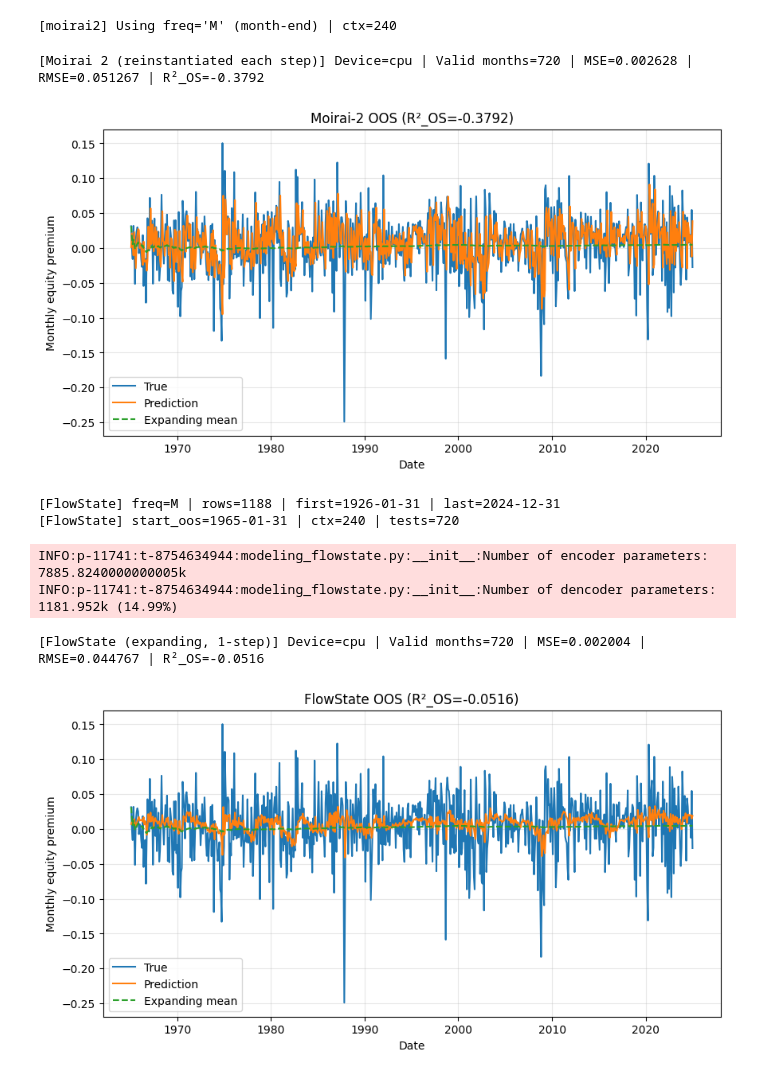
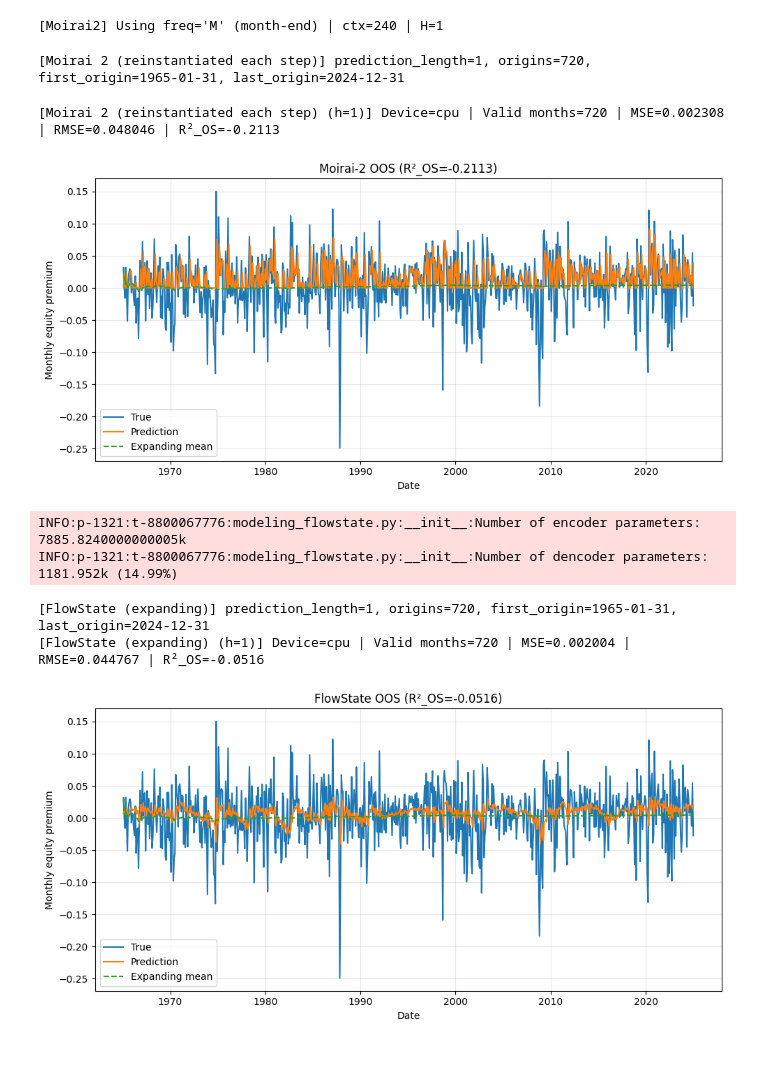
Before and after one commit to KiliTili/Masterarbeit, a Jupyter notebook: Notebooks/Benchmark/modelling.ipynb, the cells around one changed output. Drawn from its saved outputs; the diff is of its cells as text; code cells hidden in the pictures.

```diff
--- a/Notebooks/Benchmark/modelling.ipynb
+++ b/Notebooks/Benchmark/modelling.ipynb
@@ -121,49 +137,40 @@ INFO:p-11741:t-8754634944:timesfm_2p5_torch.py:_from_pretrained:Loading checkpoi
 # %%
-r2_m, y_true_m, y_pred_m, dates_m = modl.moirai2_retrain_each_step(
+r2_m, y_true_m, y_pred_m, dates_m = modl.moirai2_oos(
     data, covariates=("d/p","tms","dfy"), start_oos="1965-01-01",
-    ctx=240, device="cpu", ct_cutoff=False, quiet=False
+    ctx=240, device="cpu", ct_cutoff=True, quiet=False
 )
 
 modl.plot_oos(
-    y_true_m, y_pred_m, dates=dates_m,
-    title=f"Moirai-2 OOS (R²_OS={r2_m:.4f})",
+    y_true_m[1], y_pred_m[1], dates=dates_m[1],
+    title=f"Moirai-2 OOS (R²_OS={r2_m[1]:.4f})",
     ylabel="Monthly equity premium"
 )
 # %% [output]
-[moirai2] Using freq='M' (month-end) | ctx=240
+[Moirai2] Using freq='M' (month-end) | ctx=240 | H=1
-[Moirai 2 (reinstantiated each step)] Device=cpu | Valid months=720 | MSE=0.002628 | RMSE=0.051267 | R²_OS=-0.3792
+[Moirai 2 (reinstantiated each step)] prediction_length=1, origins=720, first_origin=1965-01-31, last_origin=2024-12-31
+[Moirai 2 (reinstantiated each step) (h=1)] Device=cpu | Valid months=720 | MSE=0.002308 | RMSE=0.048046 | R²_OS=-0.2113
-[figure, old version]
+[figure, new version]
 # %%
 
 
 r2, y_true, y_pred, dates_fs = modl.flowstate_oos(
     data,
-    target_col="equity_premium",
-    start_oos="1965-01-01",
-    ctx=240,
-    freq="M",          # try "M" first; if needed, switch to "MS"
-    scale_factor=0.25,
-    quantile=0.5,
-    ct_cutoff=False,
-    quiet=False,
-    auto_move_start=True,  # ensures we begin only when ≥ctx history exists
 )
 # %% [output]
-[FlowState] freq=M | rows=1188 | first=1926-01-31 | last=2024-12-31
-[FlowState] start_oos=1965-01-31 | ctx=240 | tests=720
+INFO:p-1321:t-8800067776:modeling_flowstate.py:__init__:Number of encoder parameters: 7885.8240000000005k
+INFO:p-1321:t-8800067776:modeling_flowstate.py:__init__:Number of dencoder parameters: 1181.952k (14.99%)
-INFO:p-11741:t-8754634944:modeling_flowstate.py:__init__:Number of encoder parameters: 7885.8240000000005k
-INFO:p-11741:t-8754634944:modeling_flowstate.py:__init__:Number of dencoder parameters: 1181.952k (14.99%)
+[FlowState (expanding)] prediction_length=1, origins=720, first_origin=1965-01-31, last_origin=2024-12-31
+[FlowState (expanding) (h=1)] Device=cpu | Valid months=720 | MSE=0.002004 | RMSE=0.044767 | R²_OS=-0.0516
-[FlowState (expanding, 1-step)] Device=cpu | Valid months=720 | MSE=0.002004 | RMSE=0.044767 | R²_OS=-0.0516
 # %%
 modl.plot_oos(
-    y_true,
-    y_pred,
-    dates=dates_fs,
-    title=f"FlowState OOS (R²_OS={r2:.4f})",
+    y_true[1],
+    y_pred[1],
+    dates=dates_fs[1],
+    title=f"FlowState OOS (R²_OS={r2[1]:.4f})",
     ylabel="Monthly equity premium",
 )
 # %% [output]
-[figure, old version]
+[figure, new version]
 # %%
 r2_tabpfn, y_true_tabpfn, y_pred_tabpfn, dates_tabpfn = tabpfn_oos_fit_each_step(
     data,
```
Also changed, not shown: parts of 7 cells of this notebook, 7 other files.
